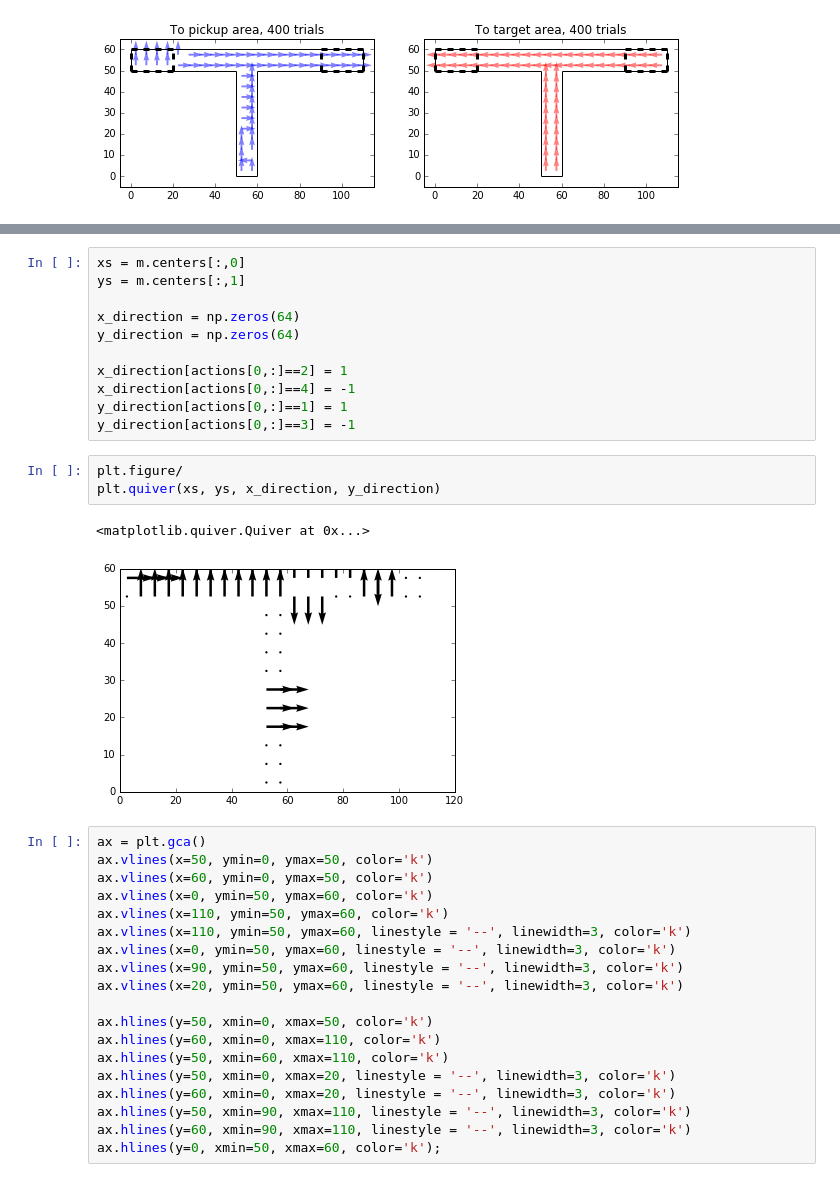
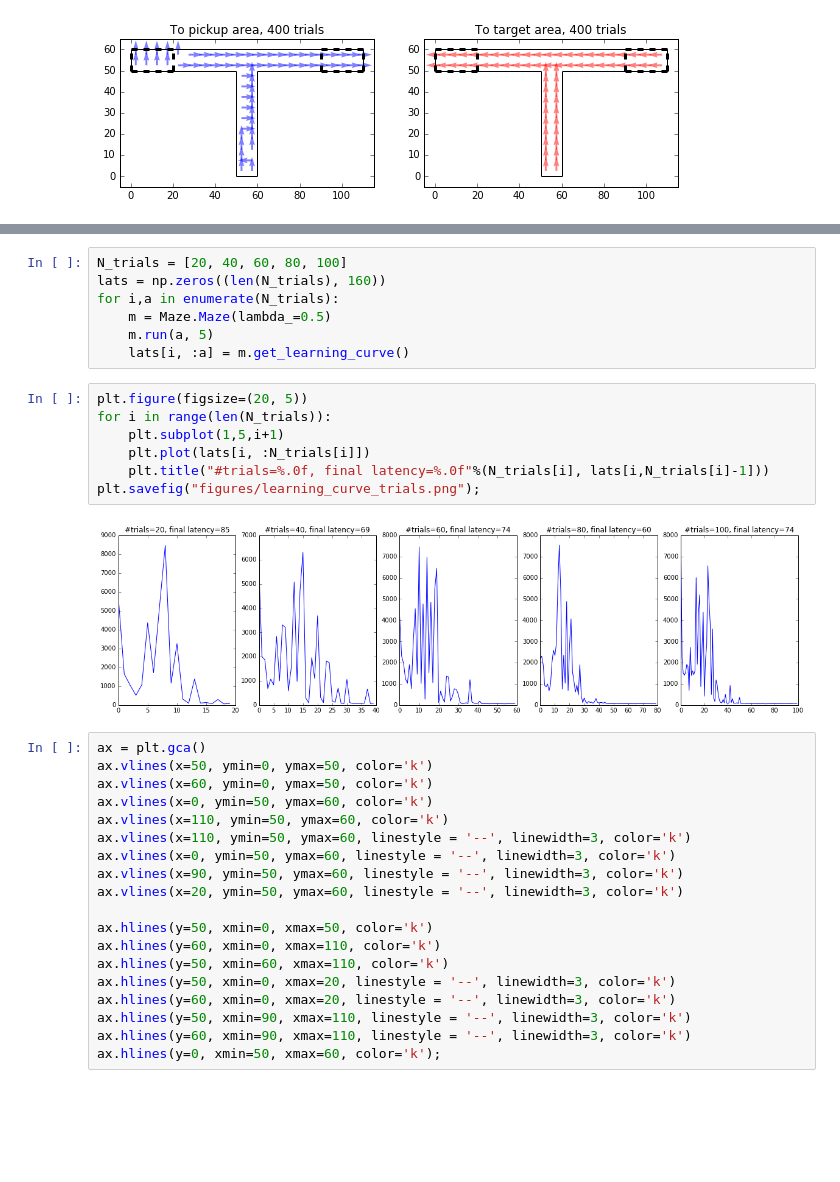
Before and after one commit to janfb/rl_miniproject, a Jupyter notebook: Analysis2.ipynb, the cells around one changed output, grey strips where cells are left out. Cells and saved outputs as stored; diff of their text form; blank space fills up the shorter version.

```diff
--- a/Analysis2.ipynb
+++ b/Analysis2.ipynb
@@ -165,20 +167,19 @@ for i in range(len(actions)):
-# %%
-xs = m.centers[:,0]
-ys = m.centers[:,1]
-
-x_direction = np.zeros(64)
-y_direction = np.zeros(64)
-
-x_direction[actions[0,:]==2] = 1
-x_direction[actions[0,:]==4] = -1
-y_direction[actions[0,:]==1] = 1
-y_direction[actions[0,:]==3] = -1
-# %%
-plt.figure/
-plt.quiver(xs, ys, x_direction, y_direction)
-# %% [output]
-<matplotlib.quiver.Quiver at 0x...>
-[figure, removed]
+# %%
+N_trials = [20, 40, 60, 80, 100]
+lats = np.zeros((len(N_trials), 160))
+for i,a in enumerate(N_trials):
+    m = Maze.Maze(lambda_=0.5)
+    m.run(a, 5)
+    lats[i, :a] = m.get_learning_curve()
+# %%
+plt.figure(figsize=(20, 5))
+for i in range(len(N_trials)):
+    plt.subplot(1,5,i+1)
+    plt.plot(lats[i, :N_trials[i]])
+    plt.title("#trials=%.0f, final latency=%.0f"%(N_trials[i], lats[i,N_trials[i]-1]))
+plt.savefig("figures/learning_curve_trials.png");
+# %% [output]
+[figure, added]
 # %%
 ax = plt.gca()
 ax.vlines(x=50, ymin=0, ymax=50, color='k')
```
Also changed, not shown: parts of 5 cells of this notebook, 6 other files.
